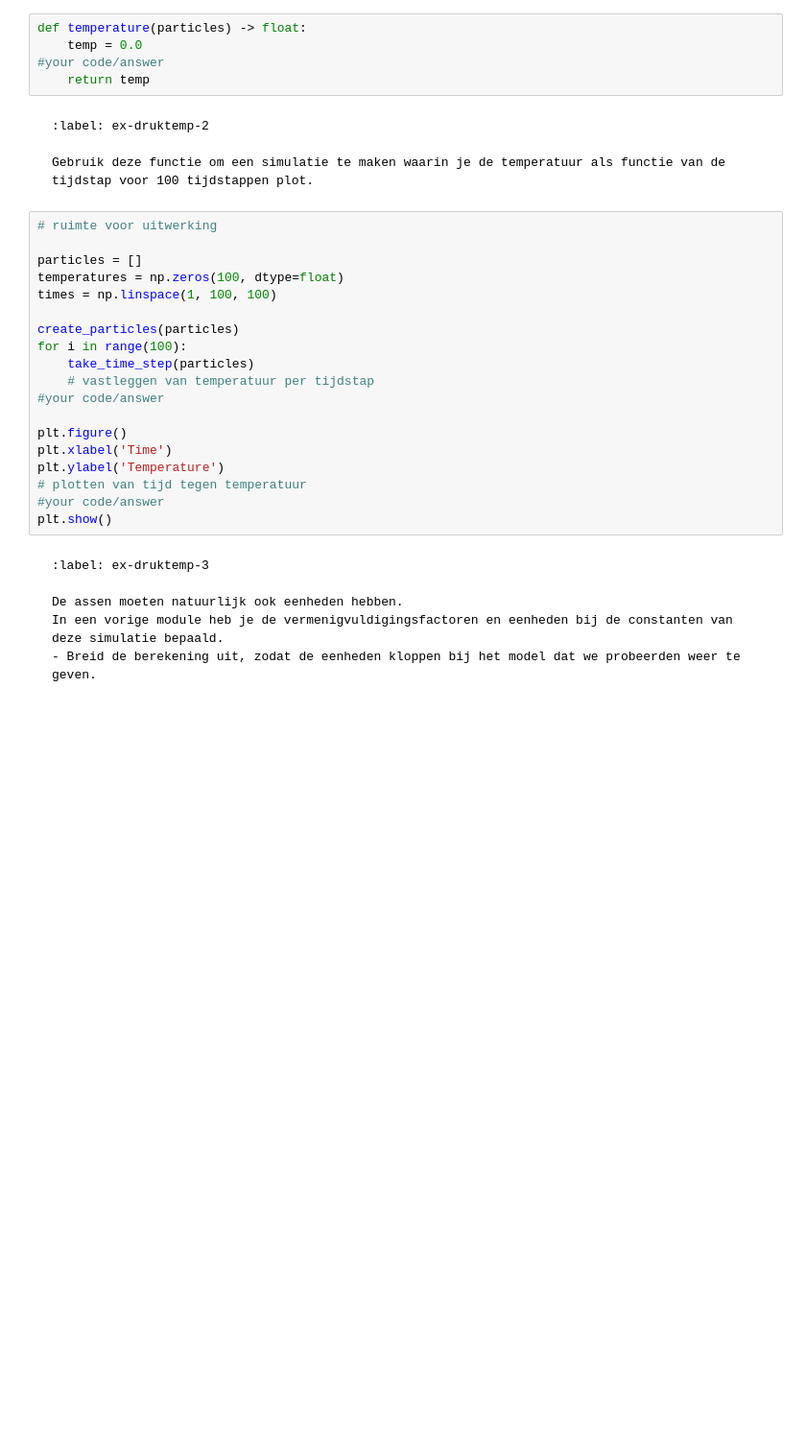
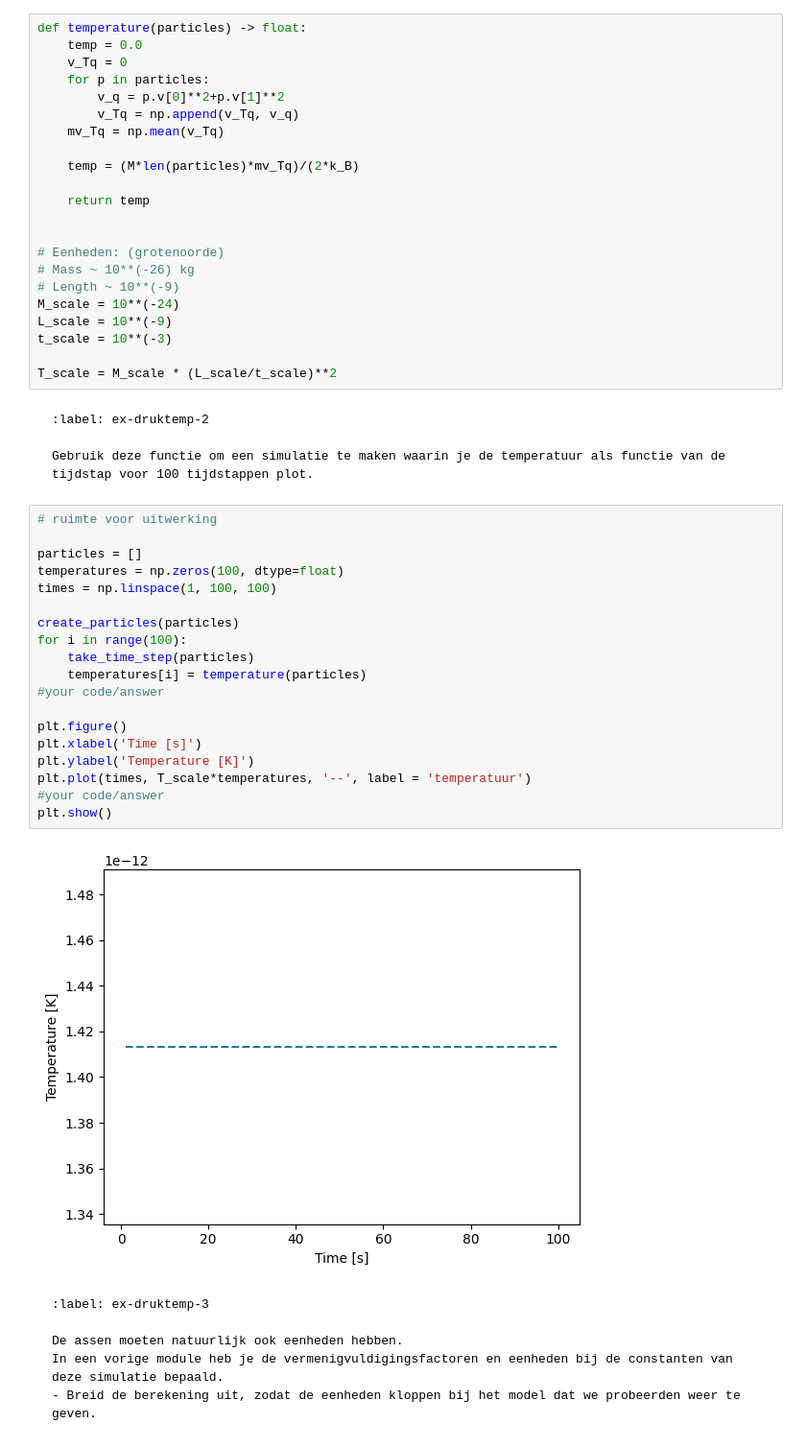
Before and after one commit to JesseDijkzeul/2, a Jupyter notebook: Content/PySim/5_druktemp.ipynb, the cells around one changed output. Shown: that part at 96% size. Cells and saved outputs as stored; diff of their text form; blank space fills up the shorter version.

````diff
--- a/Content/PySim/5_druktemp.ipynb
+++ b/Content/PySim/5_druktemp.ipynb
@@ -191,8 +195,25 @@ Schrijf een functie die de temperatuur van het gas in onze simulatie bepaalt:
 # %%
 def temperature(particles) -> float:
     temp = 0.0
-#your code/answer
+    v_Tq = 0
+    for p in particles:
+        v_q = p.v[0]**2+p.v[1]**2
+        v_Tq = np.append(v_Tq, v_q)
+    mv_Tq = np.mean(v_Tq)
+
+    temp = (M*len(particles)*mv_Tq)/(2*k_B)
+
     return temp
+
+
+# Eenheden: (grotenoorde)
+# Mass ~ 10**(-26) kg
+# Length ~ 10**(-9)
+M_scale = 10**(-24)
+L_scale = 10**(-9)
+t_scale = 10**(-3)
+
+T_scale = M_scale * (L_scale/t_scale)**2
 # %% [markdown]
 ```{exercise} Temperatuurplot
 :label: ex-druktemp-2
@@ -202,22 +223,24 @@ Gebruik deze functie om een simulatie te maken waarin je de temperatuur als func
 # %%
 # ruimte voor uitwerking
 
 particles = []
 temperatures = np.zeros(100, dtype=float)
 times = np.linspace(1, 100, 100)
 
 create_particles(particles)
 for i in range(100):
     take_time_step(particles)
-    # vastleggen van temperatuur per tijdstap
+    temperatures[i] = temperature(particles)
 #your code/answer
 
 plt.figure()
-plt.xlabel('Time')
-plt.ylabel('Temperature')
-# plotten van tijd tegen temperatuur
+plt.xlabel('Time [s]')
+plt.ylabel('Temperature [K]')
+plt.plot(times, T_scale*temperatures, '--', label = 'temperatuur')
 #your code/answer
 plt.show()
+# %% [output]
+[figure, added]
 # %% [markdown]
 ```{exercise}
 :label: ex-druktemp-3
````
Also changed, not shown: parts of 9 cells of this notebook.
